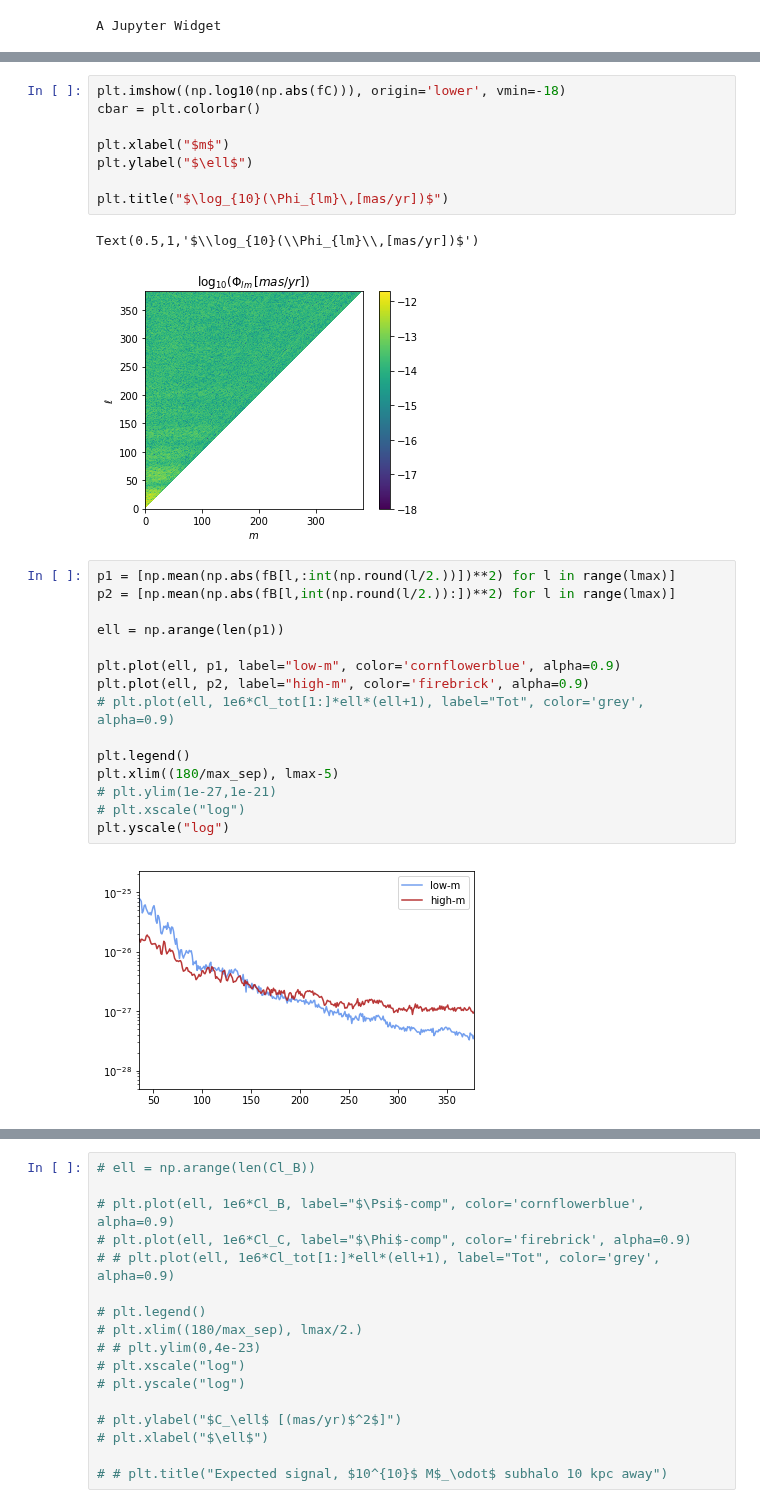
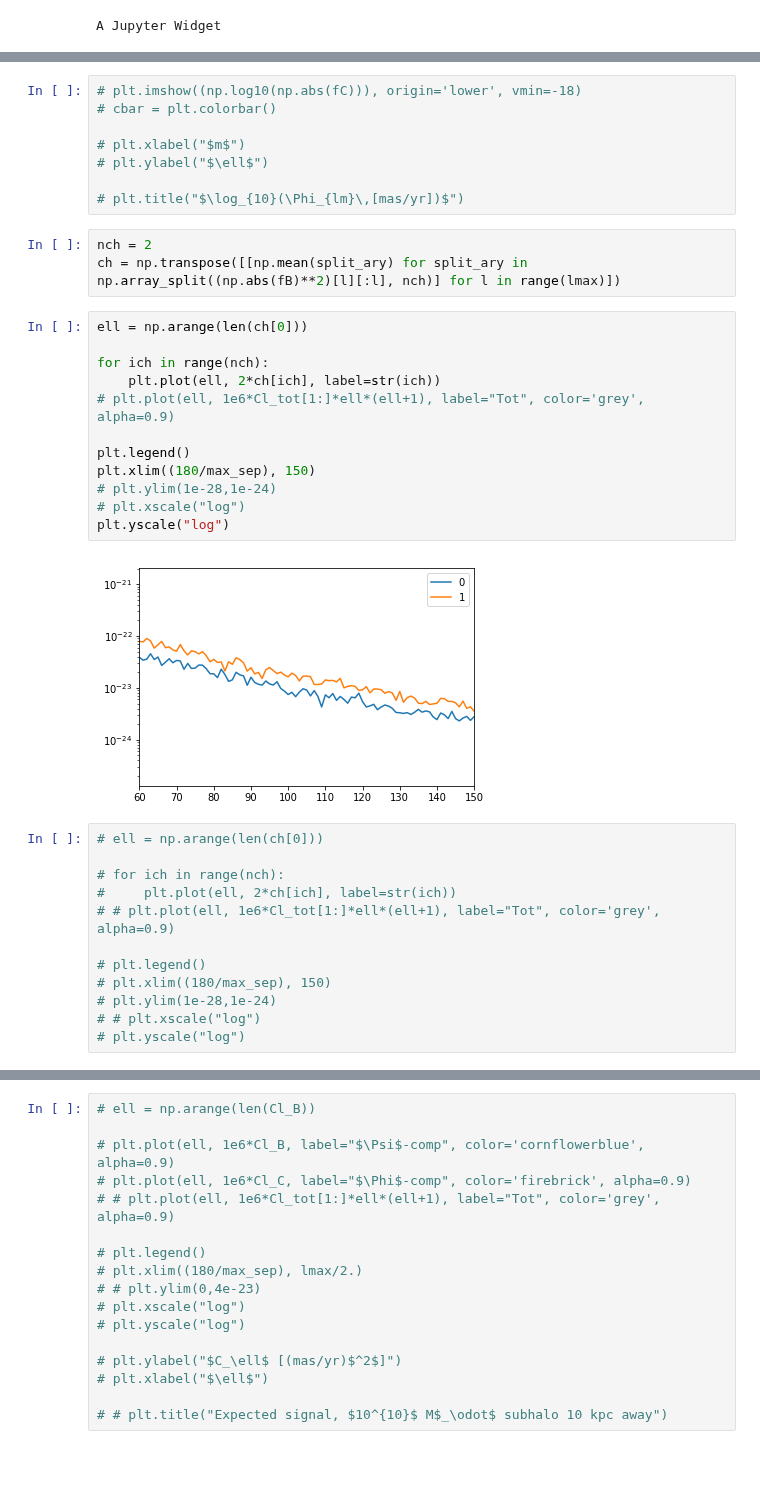
Before and after one commit to smsharma/astrometry-lensing-correlations, a Jupyter notebook: Simulations/SubhaloSample.ipynb, the cells around one changed output, grey strips where cells are left out. Cells and saved outputs as stored; diff of their text form; blank space fills up the shorter version.

```diff
--- a/Simulations/SubhaloSample.ipynb
+++ b/Simulations/SubhaloSample.ipynb
@@ -59,31 +62,40 @@ Text(0.5,1,'$\\log_{10}(\\Psi_{lm}\\,[mas/yr])$')
 # %%
-plt.imshow((np.log10(np.abs(fC))), origin='lower', vmin=-18)
-cbar = plt.colorbar()
+# plt.imshow((np.log10(np.abs(fC))), origin='lower', vmin=-18)
+# cbar = plt.colorbar()
 
-plt.xlabel("$m$")
-plt.ylabel("$\ell$")
+# plt.xlabel("$m$")
+# plt.ylabel("$\ell$")
 
-plt.title("$\log_{10}(\Phi_{lm}\,[mas/yr])$")
+# plt.title("$\log_{10}(\Phi_{lm}\,[mas/yr])$")
-# %% [output]
-Text(0.5,1,'$\\log_{10}(\\Phi_{lm}\\,[mas/yr])$')
-[figure, removed]
+# %%
+nch = 2
+ch = np.transpose([[np.mean(split_ary) for split_ary in np.array_split((np.abs(fB)**2)[l][:l], nch)] for l in range(lmax)])
+# %%
+ell = np.arange(len(ch[0]))
+
+for ich in range(nch):
+    plt.plot(ell, 2*ch[ich], label=str(ich))
+# plt.plot(ell, 1e6*Cl_tot[1:]*ell*(ell+1), label="Tot", color='grey', alpha=0.9)
+
+plt.legend()
+plt.xlim((180/max_sep), 150)
+# plt.ylim(1e-28,1e-24)
+# plt.xscale("log")
+plt.yscale("log")
+# %% [output]
+[figure, added]
 # %%
-p1 = [np.mean(np.abs(fB[l,:int(np.round(l/2.))])**2) for l in range(lmax)]
-p2 = [np.mean(np.abs(fB[l,int(np.round(l/2.)):])**2) for l in range(lmax)]
+# ell = np.arange(len(ch[0]))
 
-ell = np.arange(len(p1))
+# for ich in range(nch):
+#     plt.plot(ell, 2*ch[ich], label=str(ich))
+# # plt.plot(ell, 1e6*Cl_tot[1:]*ell*(ell+1), label="Tot", color='grey', alpha=0.9)
 
-plt.plot(ell, p1, label="low-m", color='cornflowerblue', alpha=0.9)
-plt.plot(ell, p2, label="high-m", color='firebrick', alpha=0.9)
-# plt.plot(ell, 1e6*Cl_tot[1:]*ell*(ell+1), label="Tot", color='grey', alpha=0.9)
-
-plt.legend()
-plt.xlim((180/max_sep), lmax-5)
-# plt.ylim(1e-27,1e-21)
-# plt.xscale("log")
-plt.yscale("log")
+# plt.legend()
+# plt.xlim((180/max_sep), 150)
+# plt.ylim(1e-28,1e-24)
+# # plt.xscale("log")
+# plt.yscale("log")
-# %% [output]
-[figure, removed]
 # %%
 ell = np.arange(len(Cl_B_ary[0]))
 
```
Also changed, not shown: parts of 4 cells of this notebook, 6 other files.
